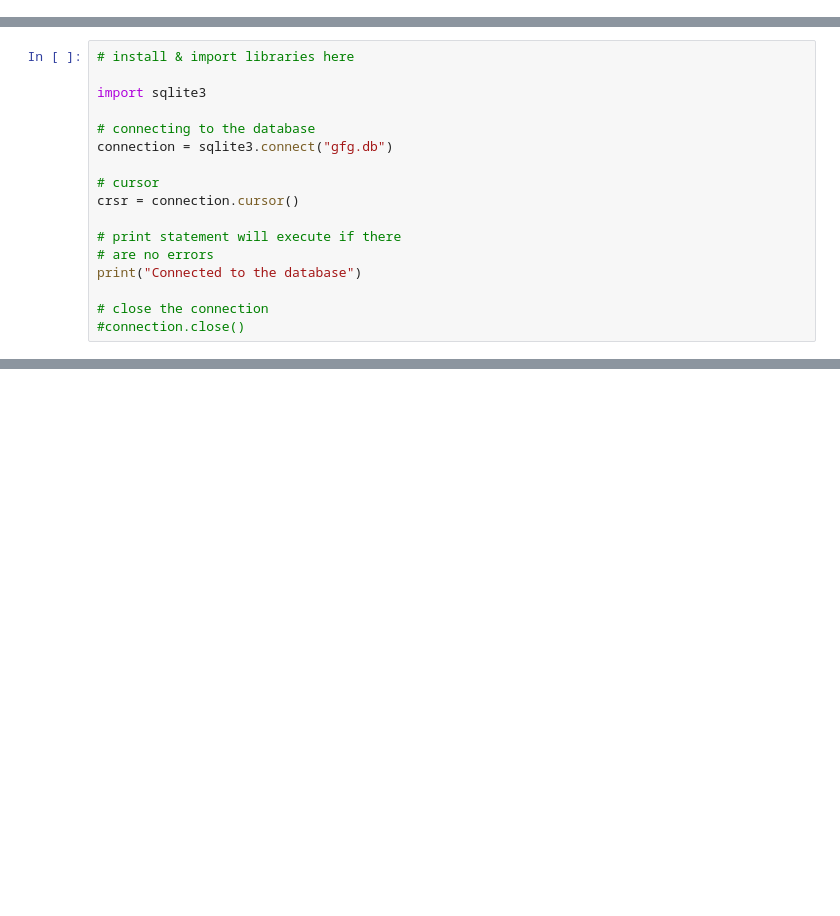
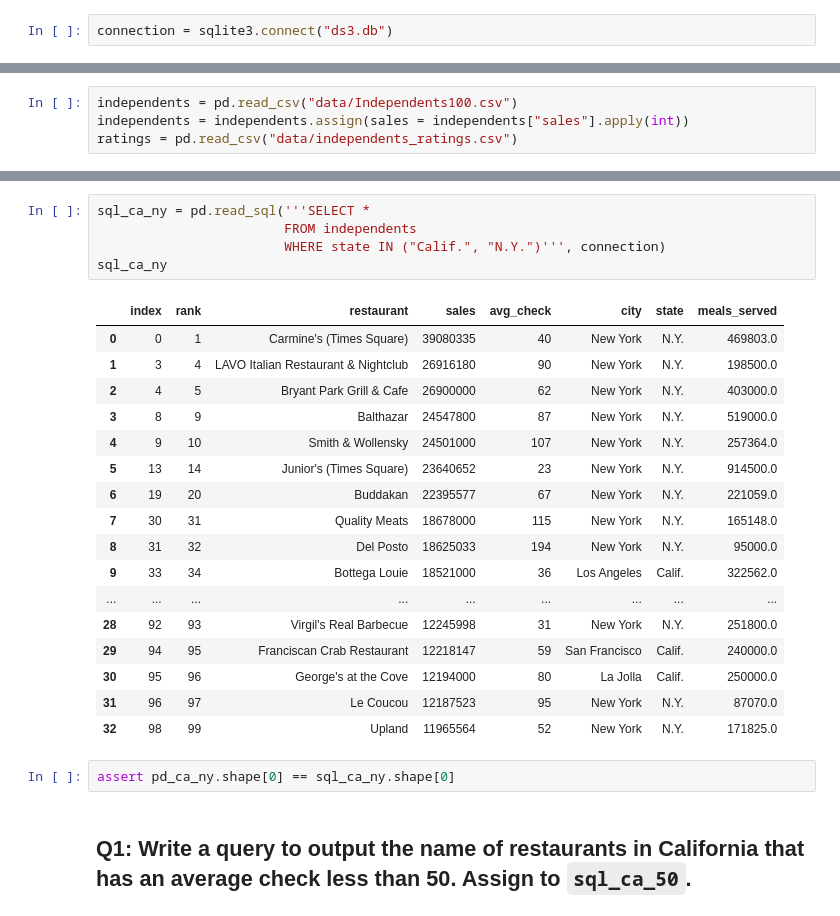
Before and after one commit to DS3Workshops/ds3-wi23-ds-tools-workshops, a Jupyter notebook: notebooks/ds3_sql_workshop.ipynb, the cells around one changed output, grey strips where cells are left out. Cells and saved outputs as stored; diff of their text form; blank space fills up the shorter version.

````diff
--- a/notebooks/ds3_sql_workshop.ipynb
+++ b/notebooks/ds3_sql_workshop.ipynb
@@ -4,0 +46,2 @@ https://www.kaggle.com/datasets/hugomathien/soccer?resource=download
+# %%
+connection = sqlite3.connect("ds3.db")
@@ -4,0 +54,4 @@ https://www.kaggle.com/datasets/hugomathien/soccer?resource=download
+# %%
+independents = pd.read_csv("data/Independents100.csv")
+independents = independents.assign(sales = independents["sales"].apply(int))
+ratings = pd.read_csv("data/independents_ratings.csv")
@@ -20,17 +114,0 @@ https://www.kaggle.com/datasets/hugomathien/soccer?resource=download
-# %%
-# install & import libraries here
-
-import sqlite3
-
-# connecting to the database
-connection = sqlite3.connect("gfg.db")
-
-# cursor
-crsr = connection.cursor()
-
-# print statement will execute if there
-# are no errors
-print("Connected to the database")
-
-# close the connection
-#connection.close()
@@ -38,0 +138,27 @@ Connected to the database
+# %%
+sql_ca_ny = pd.read_sql('''SELECT *
+                        FROM independents
+                        WHERE state IN ("Calif.", "N.Y.")''', connection)
+sql_ca_ny
+# %% [output]
+|  | index | rank | restaurant | sales | avg_check | city | state | meals_served |
+| 0 | 0 | 1 | Carmine's (Times Square) | 39080335 | 40 | New York | N.Y. | 469803.0 |
+| 1 | 3 | 4 | LAVO Italian Restaurant & Nightclub | 26916180 | 90 | New York | N.Y. | 198500.0 |
+| 2 | 4 | 5 | Bryant Park Grill & Cafe | 26900000 | 62 | New York | N.Y. | 403000.0 |
+| 3 | 8 | 9 | Balthazar | 24547800 | 87 | New York | N.Y. | 519000.0 |
+| 4 | 9 | 10 | Smith & Wollensky | 24501000 | 107 | New York | N.Y. | 257364.0 |
+| 5 | 13 | 14 | Junior's (Times Square) | 23640652 | 23 | New York | N.Y. | 914500.0 |
+| 6 | 19 | 20 | Buddakan | 22395577 | 67 | New York | N.Y. | 221059.0 |
+| 7 | 30 | 31 | Quality Meats | 18678000 | 115 | New York | N.Y. | 165148.0 |
+| 8 | 31 | 32 | Del Posto | 18625033 | 194 | New York | N.Y. | 95000.0 |
+| 9 | 33 | 34 | Bottega Louie | 18521000 | 36 | Los Angeles | Calif. | 322562.0 |
+| ... | ... | ... | ... | ... | ... | ... | ... | ... |
+| 28 | 92 | 93 | Virgil's Real Barbecue | 12245998 | 31 | New York | N.Y. | 251800.0 |
+| 29 | 94 | 95 | Franciscan Crab Restaurant | 12218147 | 59 | San Francisco | Calif. | 240000.0 |
+| 30 | 95 | 96 | George's at the Cove | 12194000 | 80 | La Jolla | Calif. | 250000.0 |
+| 31 | 96 | 97 | Le Coucou | 12187523 | 95 | New York | N.Y. | 87070.0 |
+| 32 | 98 | 99 | Upland | 11965564 | 52 | New York | N.Y. | 171825.0 |
+# %%
+assert pd_ca_ny.shape[0] == sql_ca_ny.shape[0]
+# %% [markdown]
+## Q1: Write a query to output the name of restaurants in California that has an average check less than 50. Assign to ```sql_ca_50```.
````
Also changed, not shown: parts of 30 cells of this notebook.
